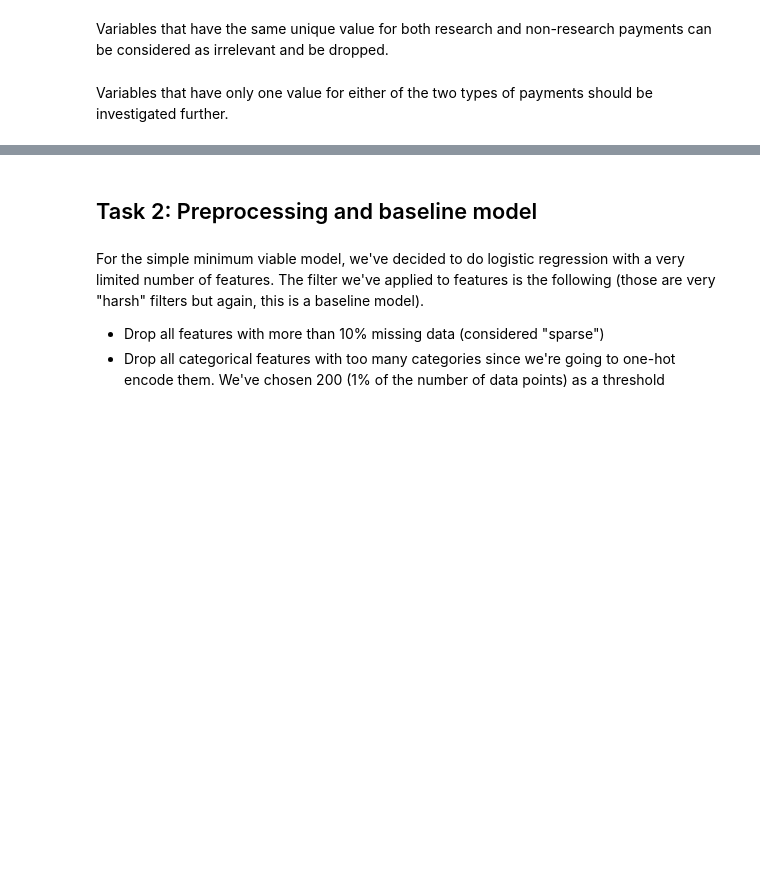
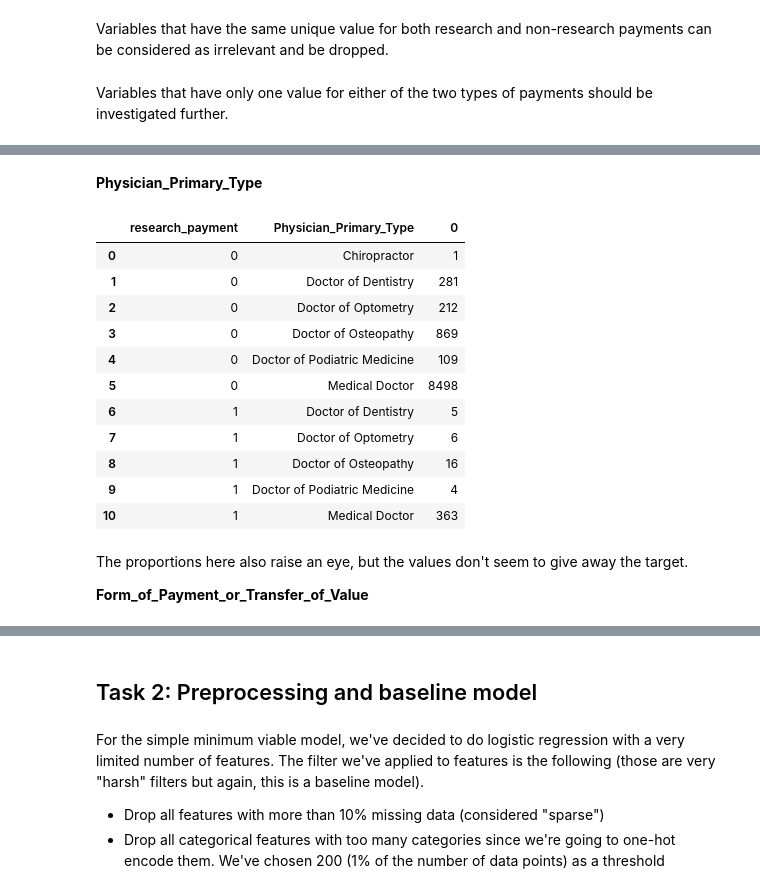
Before and after one commit to aml-spring-19/medical_payment_classification, a Jupyter notebook: HW3.ipynb, the cells around one changed output, grey strips where cells are left out. Saved outputs shown, nothing was run; the diff lists cells and outputs as text; code cells hidden in the pictures; blank space fills up the shorter version.

```diff
--- a/HW3.ipynb
+++ b/HW3.ipynb
@@ -207,0 +216,21 @@ AttributeError: Can only use .str accessor with string values, which use np.obje
+# %% [markdown]
+**Physician_Primary_Type**
+# %%
+df.groupby(['research_payment', 'Physician_Primary_Type']).size().reset_index()
+# %% [output]
+|  | research_payment | Physician_Primary_Type | 0 |
+| 0 | 0 | Chiropractor | 1 |
+| 1 | 0 | Doctor of Dentistry | 281 |
+| 2 | 0 | Doctor of Optometry | 212 |
+| 3 | 0 | Doctor of Osteopathy | 869 |
+| 4 | 0 | Doctor of Podiatric Medicine | 109 |
+| 5 | 0 | Medical Doctor | 8498 |
+| 6 | 1 | Doctor of Dentistry | 5 |
+| 7 | 1 | Doctor of Optometry | 6 |
+| 8 | 1 | Doctor of Osteopathy | 16 |
+| 9 | 1 | Doctor of Podiatric Medicine | 4 |
+| 10 | 1 | Medical Doctor | 363 |
+# %% [markdown]
+The proportions here also raise an eye, but the values don't seem to give away the target.
+
+**Form_of_Payment_or_Transfer_of_Value**
```
Also changed, not shown: parts of 39 cells of this notebook.
